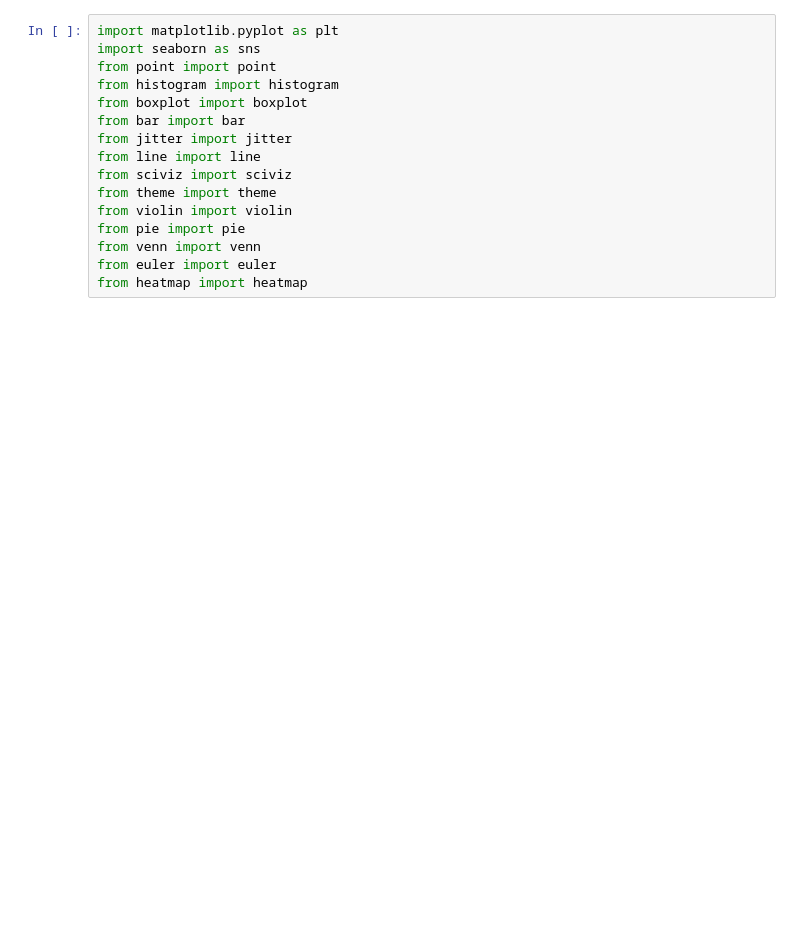
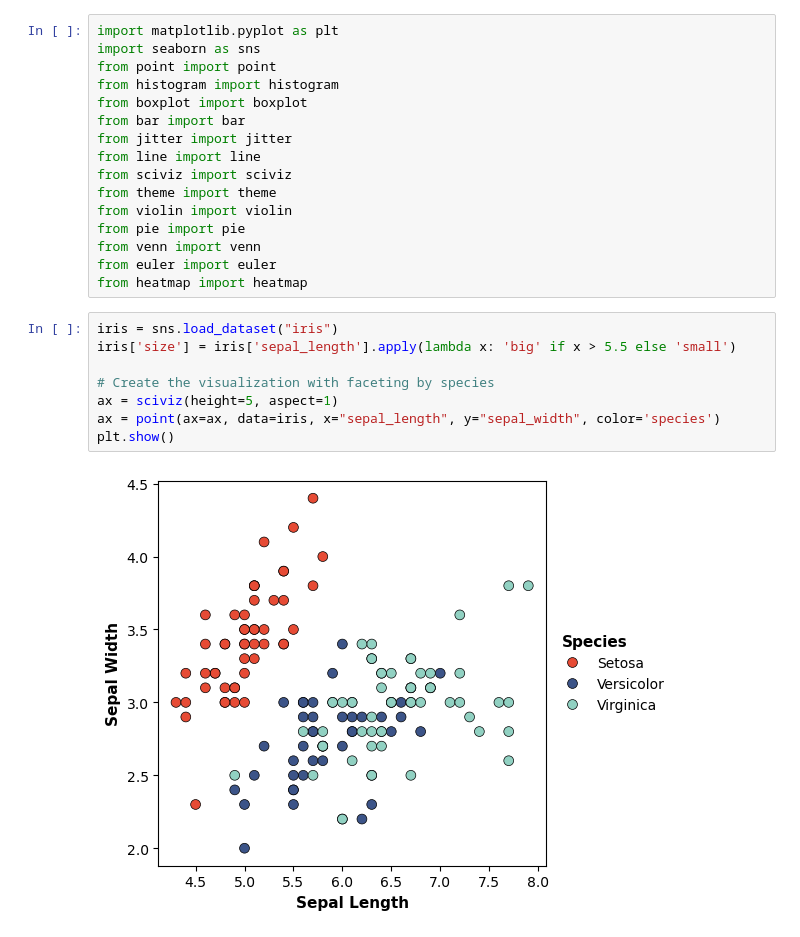
Before and after one commit to kantonopoulos/sciviz, a Jupyter notebook: sciviz/sciviz/src/test.ipynb, the cells around one changed output. Saved outputs shown, nothing was run; the diff lists cells and outputs as text; blank space fills up the shorter version.

```diff
--- a/sciviz/sciviz/src/test.ipynb
+++ b/sciviz/sciviz/src/test.ipynb
@@ -14,6 +14,16 @@ from pie import pie
 from venn import venn
 from euler import euler
 from heatmap import heatmap
+# %%
+iris = sns.load_dataset("iris")
+iris['size'] = iris['sepal_length'].apply(lambda x: 'big' if x > 5.5 else 'small')
+
+# Create the visualization with faceting by species
+ax = sciviz(height=5, aspect=1)
+ax = point(ax=ax, data=iris, x="sepal_length", y="sepal_width", color='species')
+plt.show()
+# %% [output]
+[figure, added]
 # %%
 iris = sns.load_dataset("iris")
 iris['size'] = iris['sepal_length'].apply(lambda x: 'big' if x > 5.5 else 'small')
```
Also changed, not shown: parts of 17 cells of this notebook, 12 other files.
